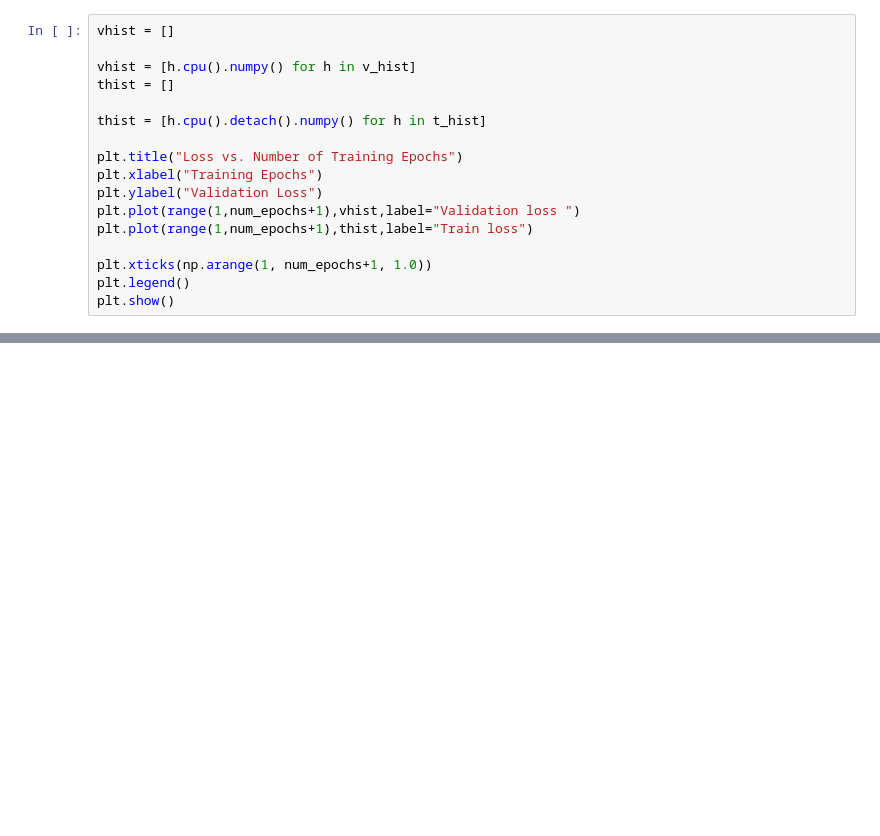
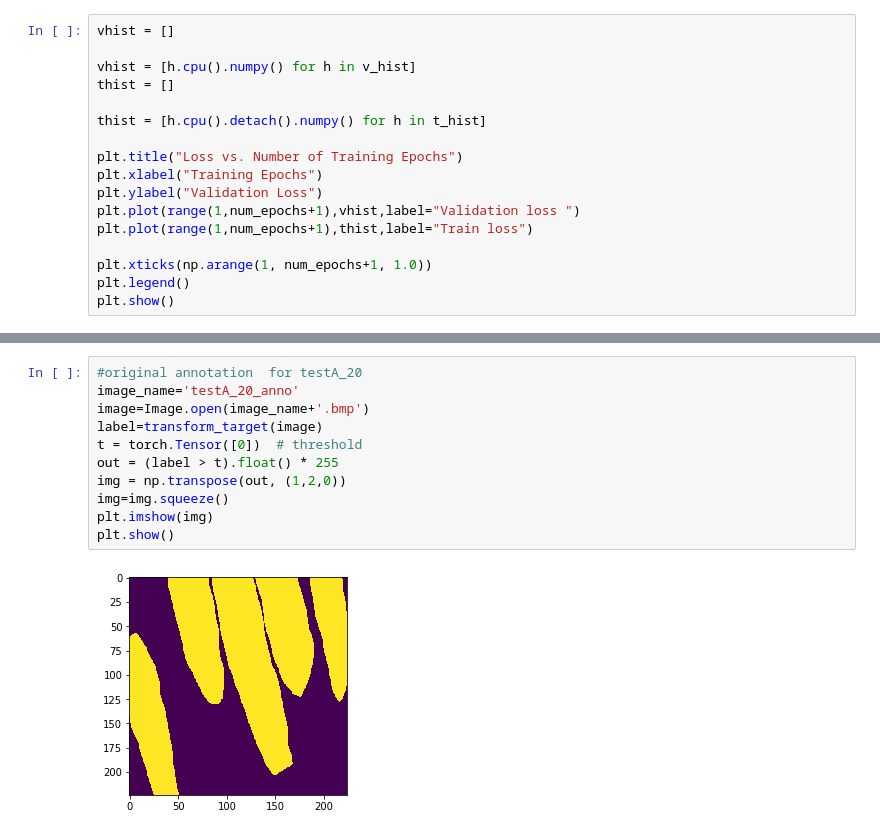
Before and after one commit to ankitcsr/image_segmentation, a Jupyter notebook: Gland_Segmentation.ipynb, the cells around one changed output, grey strips where cells are left out. Drawn from its saved outputs; the diff is of its cells as text; blank space fills up the shorter version.

```diff
--- a/Gland_Segmentation.ipynb
+++ b/Gland_Segmentation.ipynb
@@ -542,0 +657,13 @@ plt.show()
+# %%
+#original annotation  for testA_20
+image_name='testA_20_anno'
+image=Image.open(image_name+'.bmp')
+label=transform_target(image)
+t = torch.Tensor([0])  # threshold
+out = (label > t).float() * 255
+img = np.transpose(out, (1,2,0))
+img=img.squeeze()
+plt.imshow(img)
+plt.show()
+# %% [output]
+[figure, added]
```
Also changed, not shown: parts of 26 cells of this notebook.
